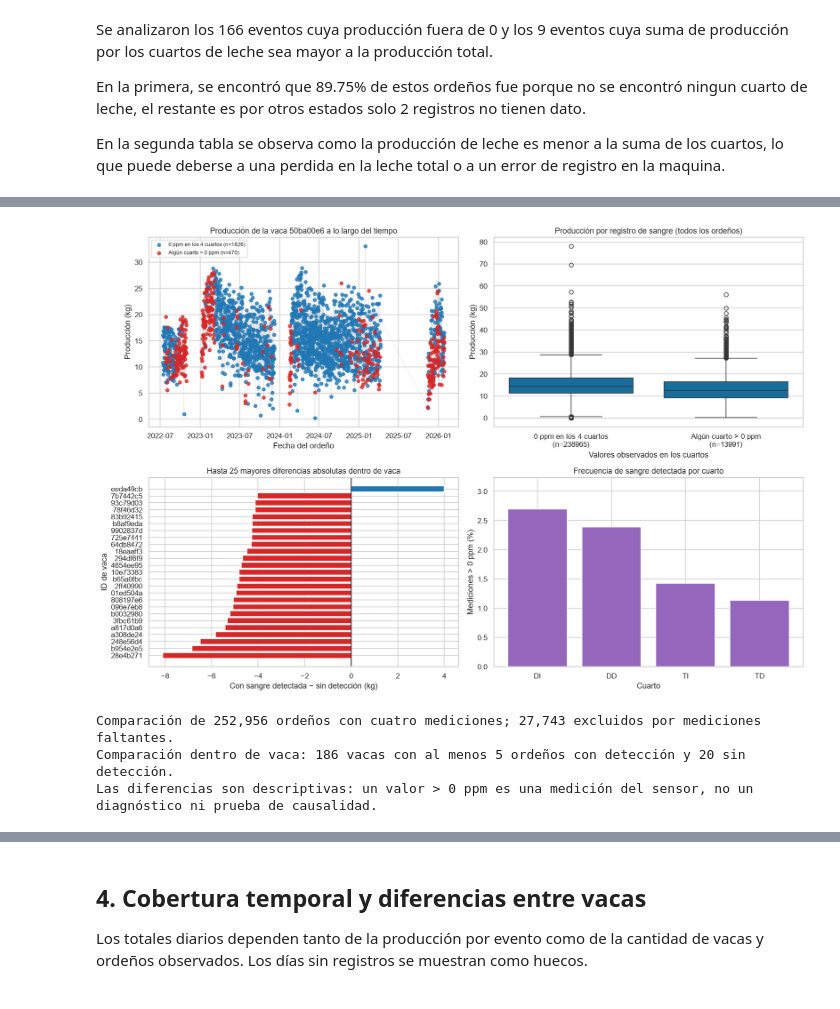
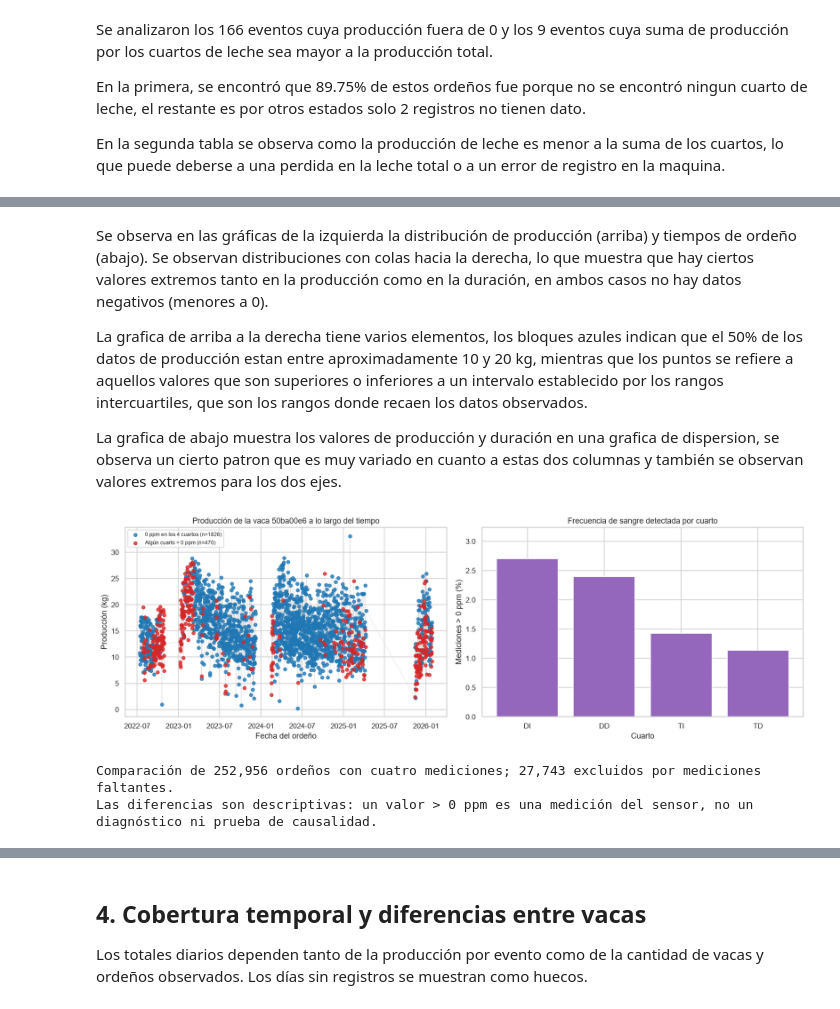
Before and after one commit to EmilioQuinonez/VACAS_IA, a Jupyter notebook: src/DU/eda_yael.ipynb, the cells around one changed output, grey strips where cells are left out. Cells and saved outputs as stored; diff of their text form; code cells hidden in the pictures.

```diff
--- a/src/DU/eda_yael.ipynb
+++ b/src/DU/eda_yael.ipynb
@@ -487,3 +469,9 @@ La producción mediana es **14.29 kg** y la duración mediana **7.60 minutos**.
+# %% [markdown]
+Se observa en las gráficas de la izquierda la distribución de producción (arriba) y tiempos de ordeño (abajo). Se observan distribuciones con colas hacia la derecha, lo que muestra que hay ciertos valores extremos tanto en la producción como en la duración, en ambos casos no hay datos negativos (menores a 0).
+
+La grafica de arriba a la derecha tiene varios elementos, los bloques azules indican que el 50% de los datos de producción estan entre aproximadamente 10 y 20 kg, mientras que los puntos se refiere a aquellos valores que son superiores o inferiores a un intervalo establecido por los rangos intercuartiles, que son los rangos donde recaen los datos observados.
+
+La grafica de abajo muestra los valores de producción y duración en una grafica de dispersion, se observa un cierto patron que es muy variado en cuanto a estas dos columnas y también se observan valores extremos para los dos ejes.
 # %%
 # Para comparar grupos, usamos solo ordeños con mediciones en los cuatro cuartos.
 columnas_sangre = [f"sangre_ppm_{q}" for q in cuartos]
@@ -495,55 +483,37 @@ conteos_sangre = sangre["grupo_sangre"].value_counts()
 # Elegimos la vaca con más ordeños con sangre detectada y al menos 20 sin detección.
 conteos_vaca = sangre.groupby(["id_vaca", "sangre_detectada"]).size().unstack(fill_value=0).reindex(columns=[False, True], fill_value=0)
 vacas_ejemplo = conteos_vaca.loc[conteos_vaca[False].ge(20) & conteos_vaca[True].gt(0)]
 id_ejemplo = (vacas_ejemplo[True].idxmax() if not vacas_ejemplo.empty
               else sangre.id_vaca.value_counts().index[0])
 serie_vaca = sangre.loc[sangre.id_vaca.eq(id_ejemplo)].sort_values("fecha_hora")
 
-# Diferencia de producción media entre ambos tipos de ordeño, dentro de cada vaca.
+# Se conserva esta comparación para el resumen posterior del notebook.
 medias_vaca = sangre.groupby(["id_vaca", "sangre_detectada"])["main_produccion_kg"].agg(["mean", "size"]).unstack()
 vacas_comparables = medias_vaca.loc[(medias_vaca[("size", True)] >= 5) & (medias_vaca[("size", False)] >= 20)]
 diferencia_vaca = (vacas_comparables[("mean", True)] - vacas_comparables[("mean", False)]).sort_values()
 
-fig, axes = plt.subplots(2, 2, figsize=(15, 10))
-ax = axes[0, 0]
+fig, axes = plt.subplots(1, 2, figsize=(15, 5))
+ax = axes[0]
 ax.plot(serie_vaca.fecha_hora, serie_vaca.main_produccion_kg, color="0.75", linewidth=0.5, alpha=0.5)
 for detectada, color, etiqueta in [(False, "tab:blue", "0 ppm en los 4 cuartos"),
                                     (True, "tab:red", "Algún cuarto > 0 ppm")]:
     puntos = serie_vaca.loc[serie_vaca.sangre_detectada.eq(detectada)]
     ax.scatter(puntos.fecha_hora, puntos.main_produccion_kg, s=24, alpha=0.8,
                color=color, label=f"{etiqueta} (n={len(puntos)})", zorder=3)
 ax.set(title=f"Producción de la vaca {id_ejemplo} a lo largo del tiempo",
        xlabel="Fecha del ordeño", ylabel="Producción (kg)")
 ax.legend(fontsize=8)
 
-ax = axes[0, 1]
-orden_grupos = ["0 ppm en los 4 cuartos", "Algún cuarto > 0 ppm"]
-sns.boxplot(data=sangre, x="grupo_sangre", y="main_produccion_kg",
-            order=orden_grupos, ax=ax)
-ax.set(title="Producción por registro de sangre (todos los ordeños)",
-       xlabel="Valores observados en los cuartos", ylabel="Producción (kg)")
-ax.set_xticks(range(2), [f"{g}\n(n={conteos_sangre[g]})" for g in orden_grupos])
-
-ax = axes[1, 0]
-diferencias_grafica = diferencia_vaca.loc[diferencia_vaca.abs().nlargest(25).index].sort_values()
-ax.barh(diferencias_grafica.index, diferencias_grafica.values,
-        color=["tab:red" if v < 0 else "tab:blue" for v in diferencias_grafica.values])
-ax.axvline(0, color="black", linewidth=1)
-ax.set(title="Hasta 25 mayores diferencias absolutas dentro de vaca",
-       xlabel="Con sangre detectada − sin detección (kg)", ylabel="ID de vaca")
-
-ax = axes[1, 1]
+ax = axes[1]
 tasas_cuarto = ordenos[columnas_sangre].gt(0).sum().div(ordenos[columnas_sangre].notna().sum()).mul(100)
 ax.bar([q.upper() for q in cuartos], tasas_cuarto.values, color="tab:purple")
 ax.set(title="Frecuencia de sangre detectada por cuarto",
        xlabel="Cuarto", ylabel="Mediciones > 0 ppm (%)", ylim=(0, tasas_cuarto.max() * 1.2))
 plt.tight_layout()
 plt.show()
 print(f"Comparación de {len(sangre):,} ordeños con cuatro mediciones; {len(ordenos) - len(sangre):,} excluidos por mediciones faltantes.")
-print(f"Comparación dentro de vaca: {len(diferencia_vaca)} vacas con al menos 5 ordeños con detección y 20 sin detección.")
 print("Las diferencias son descriptivas: un valor > 0 ppm es una medición del sensor, no un diagnóstico ni prueba de causalidad.")
 # %% [output]
-[figure, old version]
+[figure, new version]
 Comparación de 252,956 ordeños con cuatro mediciones; 27,743 excluidos por mediciones faltantes.
-Comparación dentro de vaca: 186 vacas con al menos 5 ordeños con detección y 20 sin detección.
 Las diferencias son descriptivas: un valor > 0 ppm es una medición del sensor, no un diagnóstico ni prueba de causalidad.
```
Also changed, not shown: parts of 26 cells of this notebook.
